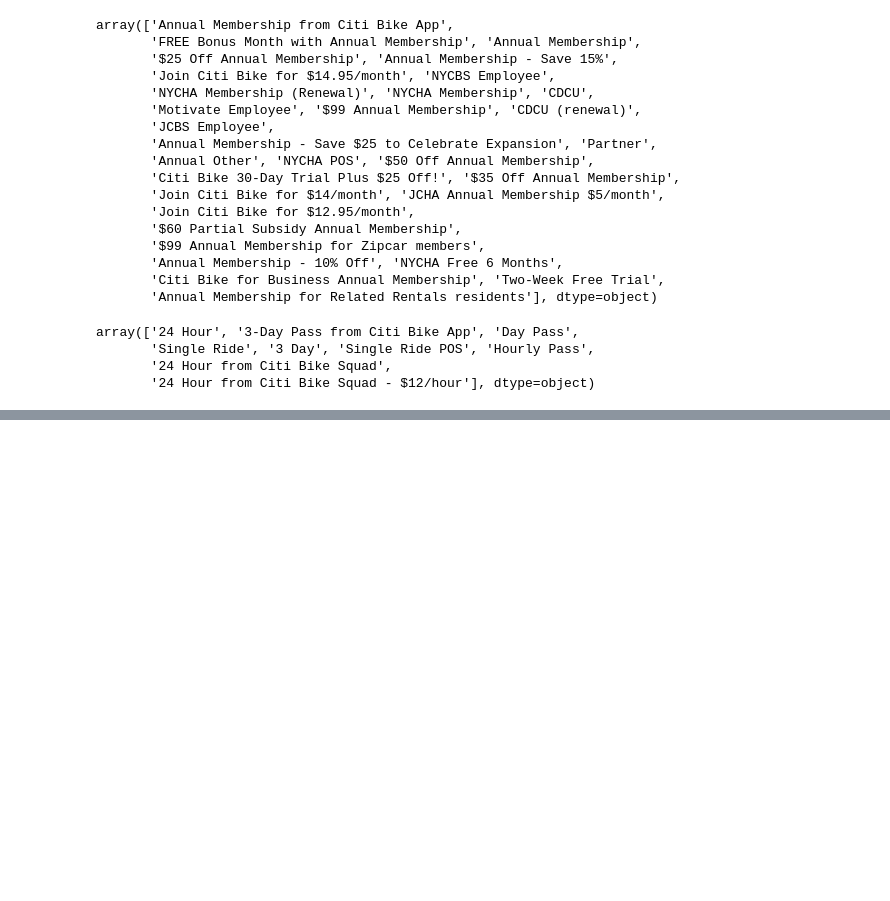
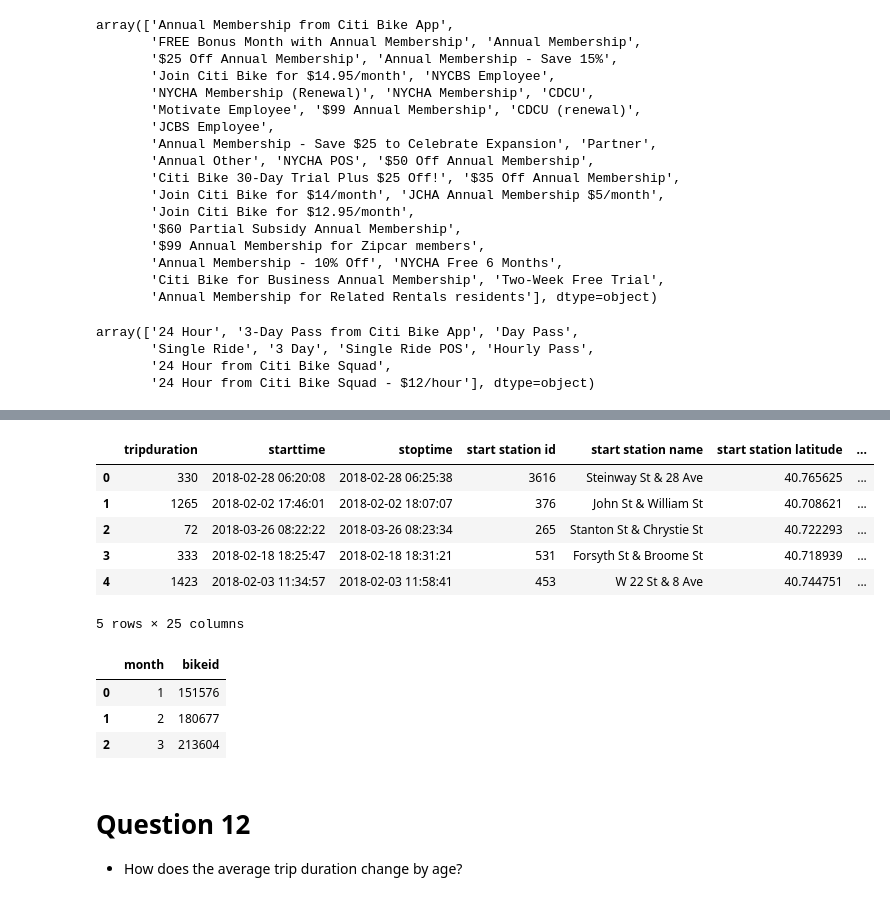
Before and after one commit to gaguinaldo/uscdatabootcamp, a Jupyter notebook: hw-15/homework-april-08.ipynb, the cells around one changed output, grey strips where cells are left out. Saved outputs shown, nothing was run; the diff lists cells and outputs as text; code cells hidden in the pictures; blank space fills up the shorter version.

```diff
--- a/hw-15/homework-april-08.ipynb
+++ b/hw-15/homework-april-08.ipynb
@@ -405,0 +609,21 @@ array(['24 Hour', '3-Day Pass from Citi Bike App', 'Day Pass',
+# %%
+df_female = df[df['gender'] == 2].reset_index(drop=True)
+df_female.head()
+# %% [output]
+|  | tripduration | starttime | stoptime | start station id | start station name | start station latitude | ... |
+| 0 | 330 | 2018-02-28 06:20:08 | 2018-02-28 06:25:38 | 3616 | Steinway St & 28 Ave | 40.765625 | ... |
+| 1 | 1265 | 2018-02-02 17:46:01 | 2018-02-02 18:07:07 | 376 | John St & William St | 40.708621 | ... |
+| 2 | 72 | 2018-03-26 08:22:22 | 2018-03-26 08:23:34 | 265 | Stanton St & Chrystie St | 40.722293 | ... |
+| 3 | 333 | 2018-02-18 18:25:47 | 2018-02-18 18:31:21 | 531 | Forsyth St & Broome St | 40.718939 | ... |
+| 4 | 1423 | 2018-02-03 11:34:57 | 2018-02-03 11:58:41 | 453 | W 22 St & 8 Ave | 40.744751 | ... |
+5 rows × 25 columns
+# %%
+df_female[['month', 'bikeid']].groupby(['month'], as_index=False).count()
+# %% [output]
+|  | month | bikeid |
+| 0 | 1 | 151576 |
+| 1 | 2 | 180677 |
+| 2 | 3 | 213604 |
+# %% [markdown]
+# Question 12
+* How does the average trip duration change by age?
```
Also changed, not shown: parts of 38 cells of this notebook.
